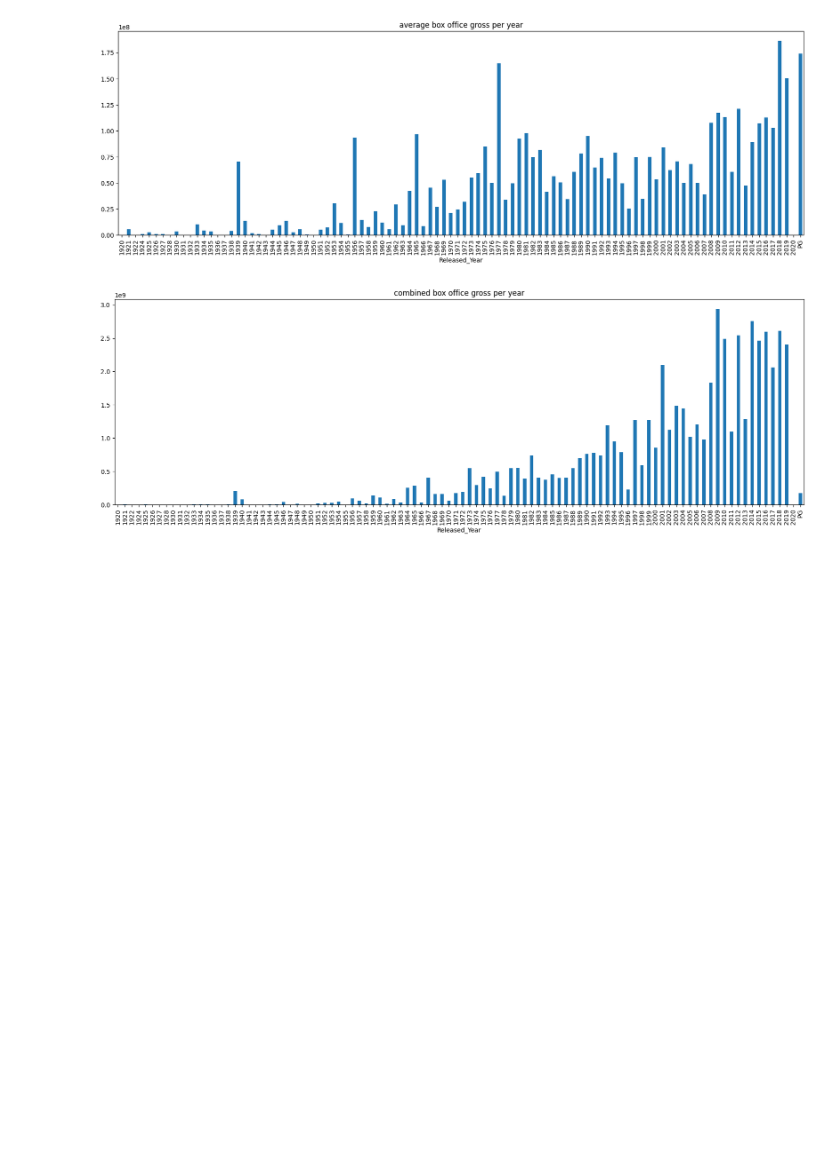
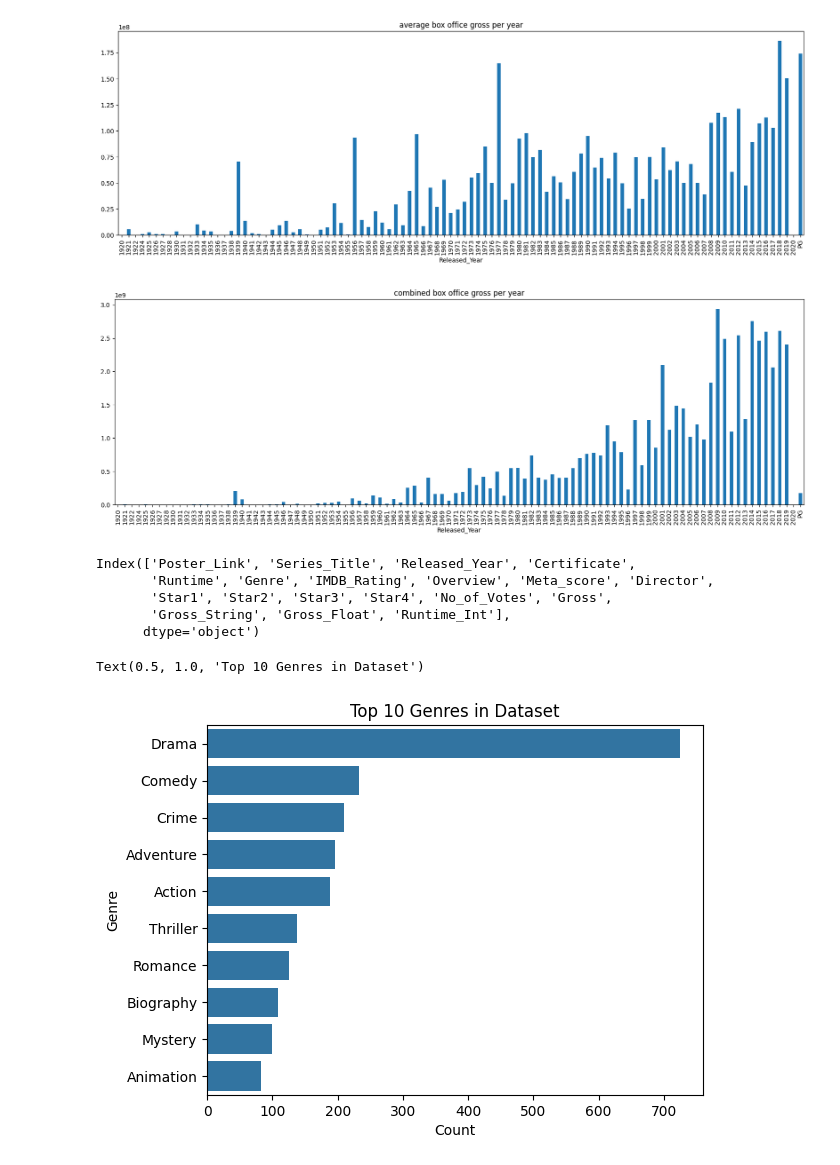
Before and after one commit to EetuHolmi/IMDB_analysis, a Jupyter notebook: exploratory_analysis.ipynb, the cells around one changed output. Cells and saved outputs as stored; diff of their text form; code cells hidden in the pictures; blank space fills up the shorter version.

```diff
--- a/exploratory_analysis.ipynb
+++ b/exploratory_analysis.ipynb
@@ -123,3 +123,22 @@ plt.title("combined box office gross per year")
 plt.show()
 # %% [output]
 [figure]
+# %%
+movie_dataframe.columns
+# %% [output]
+Index(['Poster_Link', 'Series_Title', 'Released_Year', 'Certificate',
+       'Runtime', 'Genre', 'IMDB_Rating', 'Overview', 'Meta_score', 'Director',
+       'Star1', 'Star2', 'Star3', 'Star4', 'No_of_Votes', 'Gross',
+       'Gross_String', 'Gross_Float', 'Runtime_Int'],
+      dtype='object')
+# %%
+from collections import Counter
+import seaborn as sns
+all_genres = movie_dataframe['Genre'].dropna().apply(lambda x: [g.strip() for g in x.split(',')])
+genre_counts = Counter([g for sub in all_genres for g in sub])
+pd.DataFrame(genre_counts.most_common(15), columns=['Genre', 'Count'])
+sns.barplot(y='Genre', x='Count', data=pd.DataFrame(genre_counts.most_common(10), columns=['Genre','Count']))
+plt.title("Top 10 Genres in Dataset")
+# %% [output]
+Text(0.5, 1.0, 'Top 10 Genres in Dataset')
+[figure, added]
```
Also changed, not shown: parts of 5 cells of this notebook, 2 other files.
